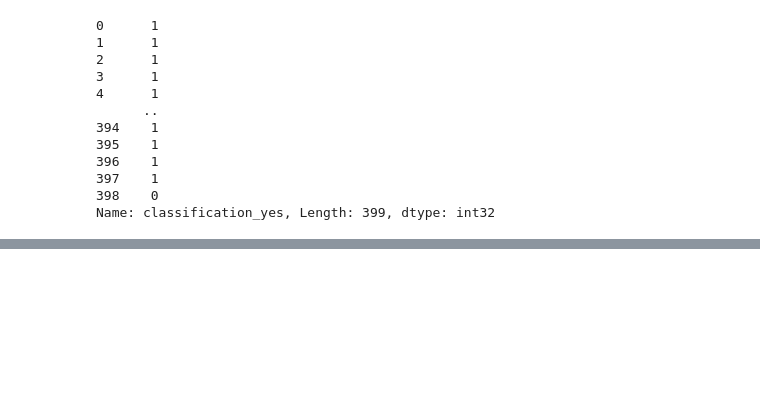
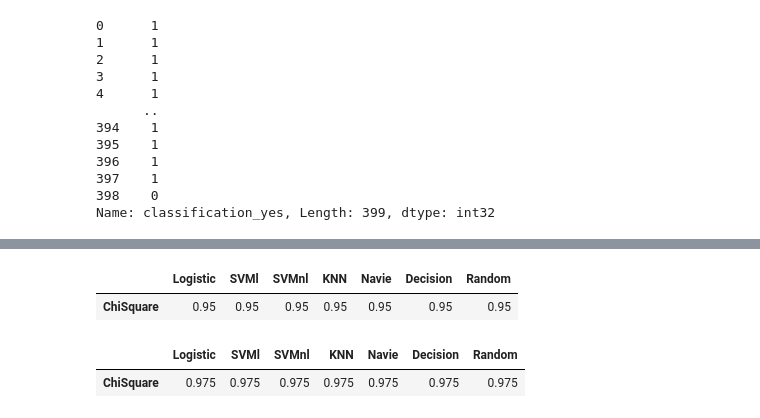
Before and after one commit to ThanigaivelGanapathi/ML_Feature_Selection, a Jupyter notebook: Select_K_Algorithm/Select_K_Algo.ipynb, the cells around one changed output, grey strips where cells are left out. Drawn from its saved outputs; the diff is of its cells as text; code cells hidden in the pictures; blank space fills up the shorter version.

```diff
--- a/Select_K_Algorithm/Select_K_Algo.ipynb
+++ b/Select_K_Algorithm/Select_K_Algo.ipynb
@@ -104,0 +220,12 @@ array([[1.48112676e+02, 5.74821053e+01, 3.07735602e+00, 3.88689024e+01,
+# %%
+# K = 6
+dataframe
+# %% [output]
+|  | Logistic | SVMl | SVMnl | KNN | Navie | Decision | Random |
+| ChiSquare | 0.95 | 0.95 | 0.95 | 0.95 | 0.95 | 0.95 | 0.95 |
+# %%
+# K = 7
+dataframe
+# %% [output]
+|  | Logistic | SVMl | SVMnl | KNN | Navie | Decision | Random |
+| ChiSquare | 0.975 | 0.975 | 0.975 | 0.975 | 0.975 | 0.975 | 0.975 |
```
Also changed, not shown: parts of 14 cells of this notebook.
